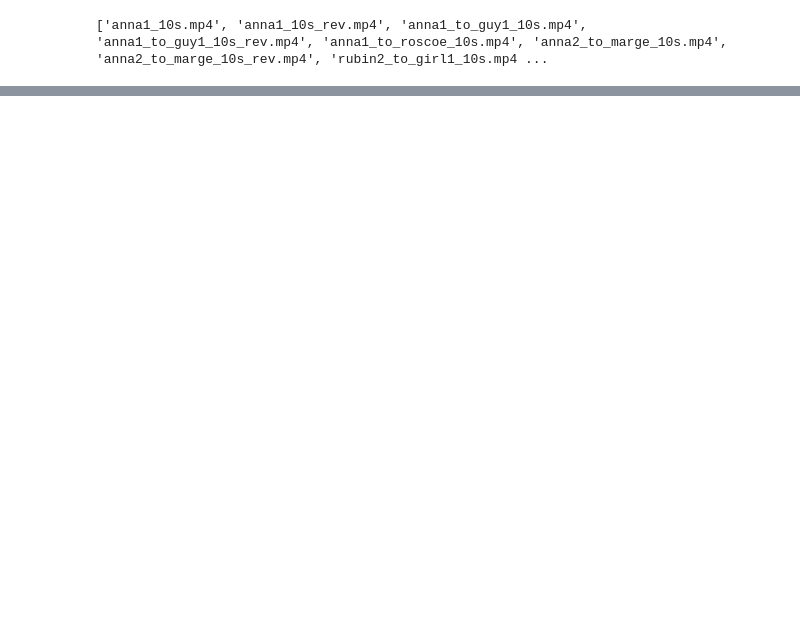
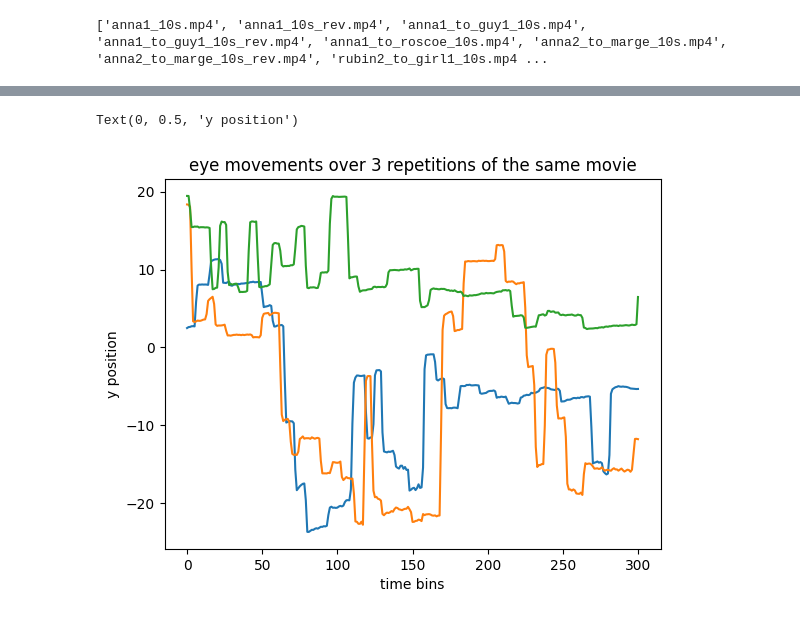
Before and after one commit to TizianoCausin01/temporal_context, a Jupyter notebook: python_scripts/scripts/load_neural_data_npx_dev.ipynb, the cells around one changed output, grey strips where cells are left out. Drawn from its saved outputs; the diff is of its cells as text; code cells hidden in the pictures; blank space fills up the shorter version.

```diff
--- a/python_scripts/scripts/load_neural_data_npx_dev.ipynb
+++ b/python_scripts/scripts/load_neural_data_npx_dev.ipynb
@@ -203,0 +91,14 @@ plt.plot(lagplot, marker='x')
+# %%
+# plt.plot(np.mean(final_res_gaze["anna2_to_marge_10s.mp4"][1, :, 0], axis=0), label="anna2_to_marge_10s.mp4")
+# plt.plot(np.mean(final_res_gaze["anna2_to_marge_10s.mp4"][1, :, 1], axis=0), label="anna2_to_marge_10s.mp4")
+# plt.plot(np.mean(final_res_gaze["anna2_to_marge_10s.mp4"][1, :, 2], axis=0), label="anna2_to_marge_10s.mp4")
+
+plt.plot(final_res_gaze["anna2_to_marge_10s.mp4"][1, :, 0], label="anna2_to_marge_10s.mp4")
+plt.plot(final_res_gaze["anna2_to_marge_10s.mp4"][1, :, 1], label="anna2_to_marge_10s.mp4")
+plt.plot(final_res_gaze["anna2_to_marge_10s.mp4"][1, :, 2], label="anna2_to_marge_10s.mp4")
+plt.title("eye movements over 3 repetitions of the same movie")
+plt.xlabel("time bins")
+plt.ylabel("y position")
+# %% [output]
+Text(0, 0.5, 'y position')
+[figure, added]
```
Also changed, not shown: parts of 33 cells of this notebook, 3 other files.
